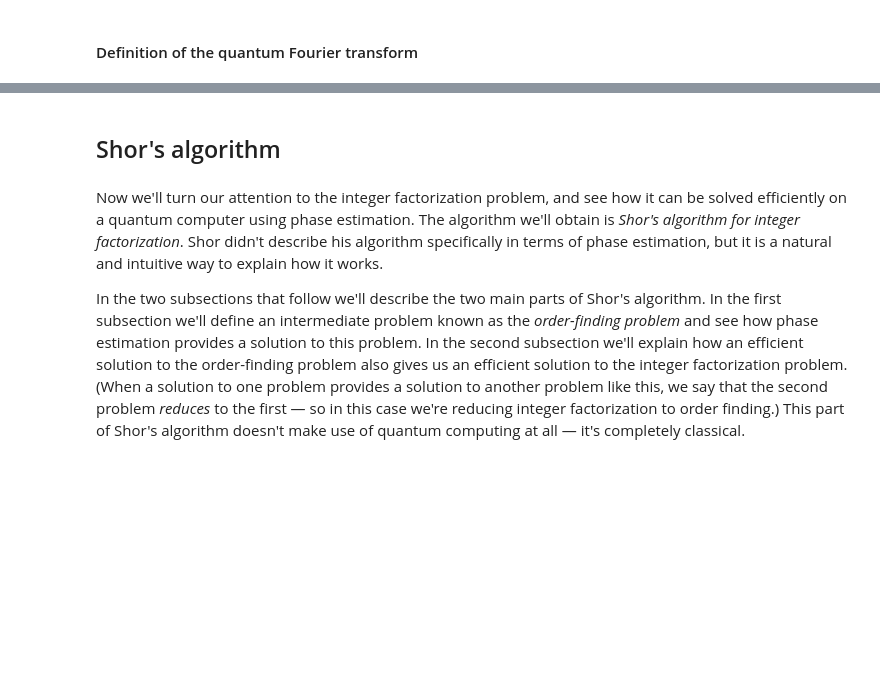
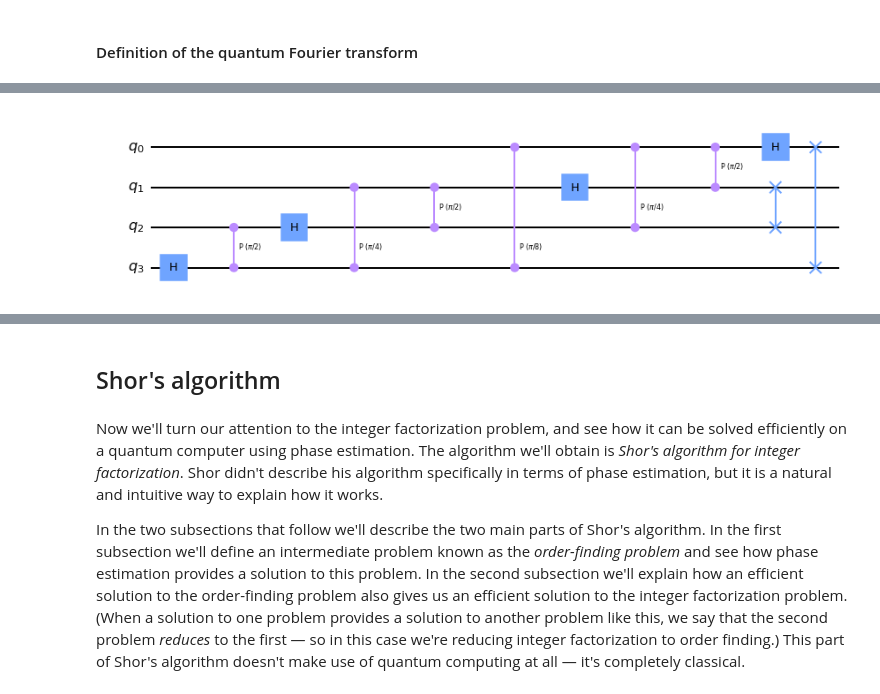
Before and after one commit to nikolabintev/textbook, a Jupyter notebook: notebooks/algorithm-fundamentals/03.phase-estimation/phase-estimation-and-factoring.ipynb, the cells around one changed output, grey strips where cells are left out. Drawn from its saved outputs; the diff is of its cells as text; code cells hidden in the pictures; blank space fills up the shorter version.

```diff
--- a/notebooks/algorithm-fundamentals/03.phase-estimation/phase-estimation-and-factoring.ipynb
+++ b/notebooks/algorithm-fundamentals/03.phase-estimation/phase-estimation-and-factoring.ipynb
@@ -993,3 +1096,8 @@ The number required depends on how much accuracy we require, but the total numbe
+# %%
+from qiskit.circuit.library import QFT
+QFT(4).decompose().draw()
+# %% [output]
+[figure, added]
 # %% [markdown]
 ### General procedure and analysis
 
```
Also changed, not shown: parts of 54 cells of this notebook, 19 other files.
